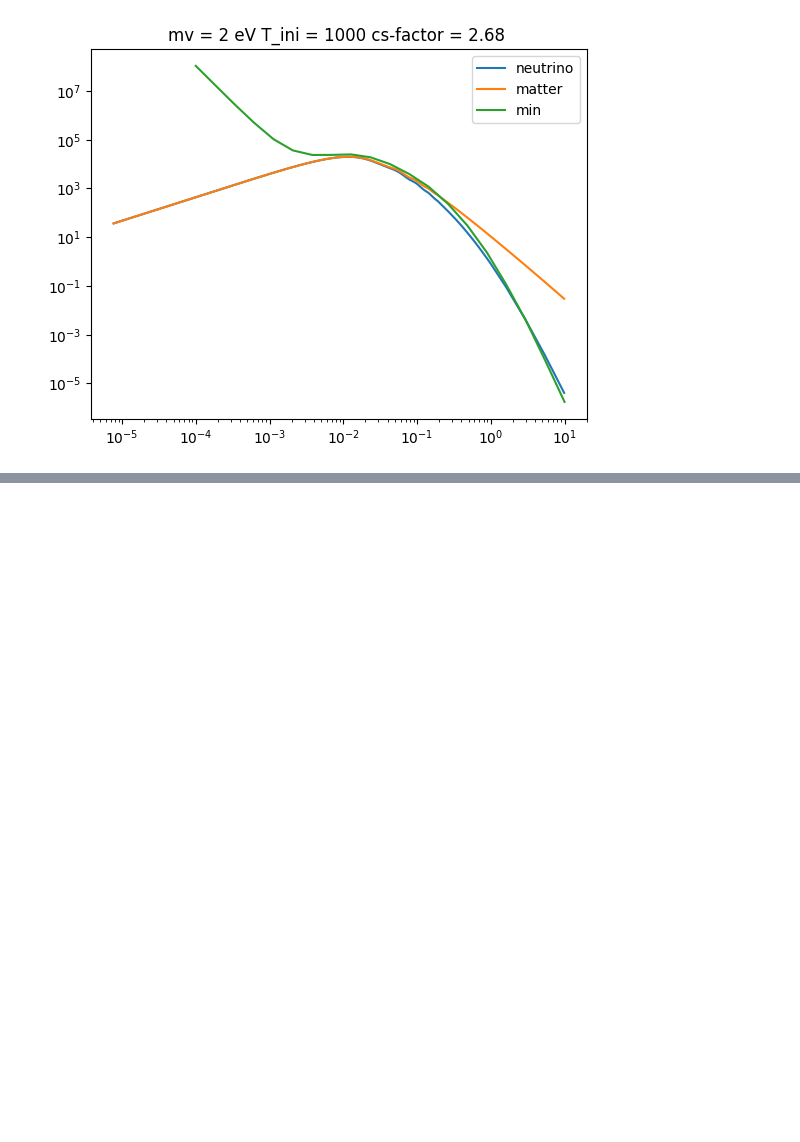
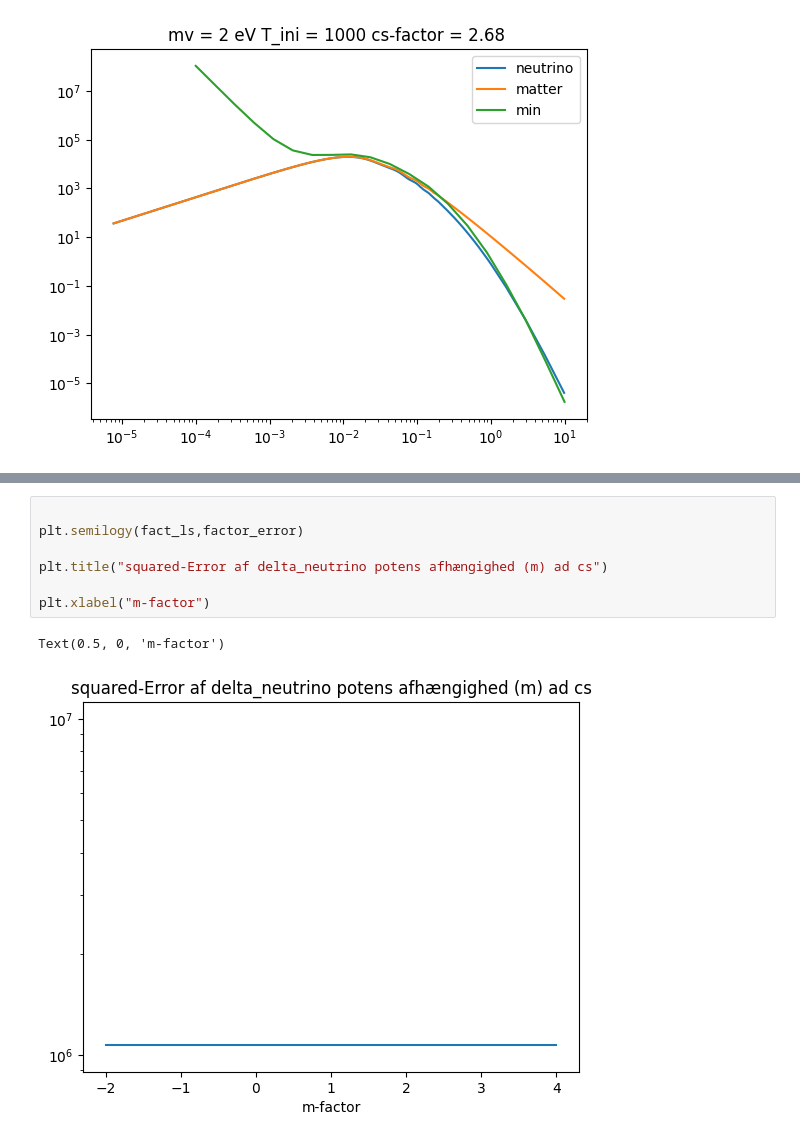
Before and after one commit to eriksteenberg/Power-spectrum-Test, a Jupyter notebook: generelle test.ipynb, the cells around one changed output, grey strips where cells are left out. Drawn from its saved outputs; the diff is of its cells as text; blank space fills up the shorter version.

```diff
--- a/generelle test.ipynb
+++ b/generelle test.ipynb
@@ -474,0 +666,10 @@ simuler(mv_test,kvec)
+# %%
+
+plt.semilogy(fact_ls,factor_error)
+
+plt.title("squared-Error af delta_neutrino potens afhængighed (m) ad cs")
+
+plt.xlabel("m-factor")
+# %% [output]
+Text(0.5, 0, 'm-factor')
+[figure, added]
```
Also changed, not shown: parts of 3 cells of this notebook.
